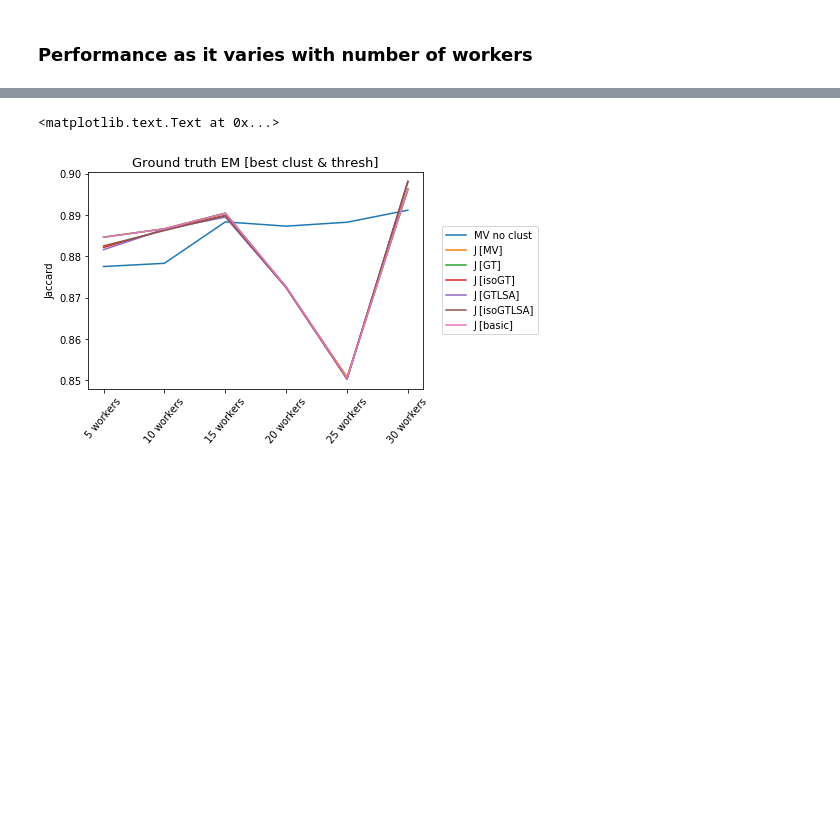
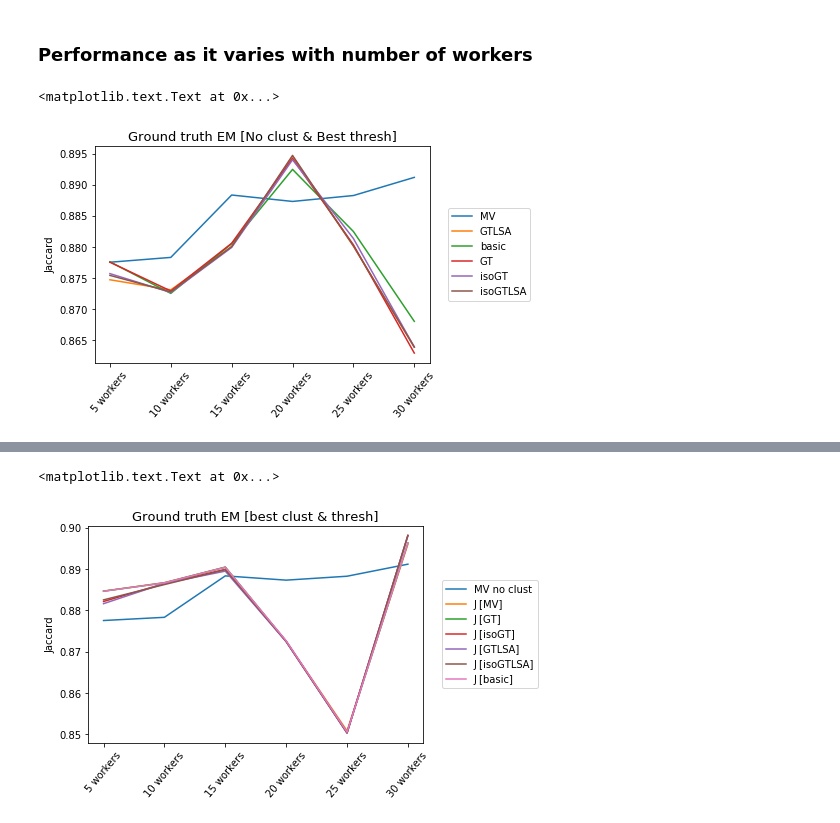
Before and after one commit to cognoscentai/segmentation, a Jupyter notebook: ipynb/CompleteDownstreamAnalysis.ipynb, the cells around one changed output, grey strips where cells are left out. Cells and saved outputs as stored; diff of their text form; code cells hidden in the pictures; blank space fills up the shorter version.

```diff
--- a/ipynb/CompleteDownstreamAnalysis.ipynb
+++ b/ipynb/CompleteDownstreamAnalysis.ipynb
@@ -43,0 +68,19 @@ best_clust_best_thresh_df = best_clust_best_thresh_df[(best_clust_best_thresh_df
+# %%
+gt=""
+MV = pd.read_csv("pixel_em/all_MV_PRJ_table.csv")
+MV = MV[MV["clust"]==-1]
+MV_noClust = MV.groupby("num_workers").mean()["MV_jaccard"]
+plt.plot(MV_noClust,label="MV")
+
+for algo in ['GTLSA',"basic","GT","isoGT","isoGTLSA"]:
+    data =  pd.read_csv("pixel_em/{}{}_full_PRJ_table.csv".format(gt,algo))
+    data = data[data["clust"]==-1]
+    plt.plot(data.groupby("num_workers").mean()["EM_jaccard"],label=algo)
+plt.legend(bbox_to_anchor=(1.04,0.5),loc="center left")
+plt.ylabel("Jaccard")
+plt.xticks(rotation=50)
+a = gca().set_xticklabels([0,'5 workers','10 workers','15 workers','20 workers','25 workers','30 workers'])
+plt.title("Ground truth EM [No clust & Best thresh]",fontsize=13)
+# %% [output]
+<matplotlib.text.Text at 0x...>
+[figure, added]
```
Also changed, not shown: parts of 12 cells of this notebook, 3 other files.
